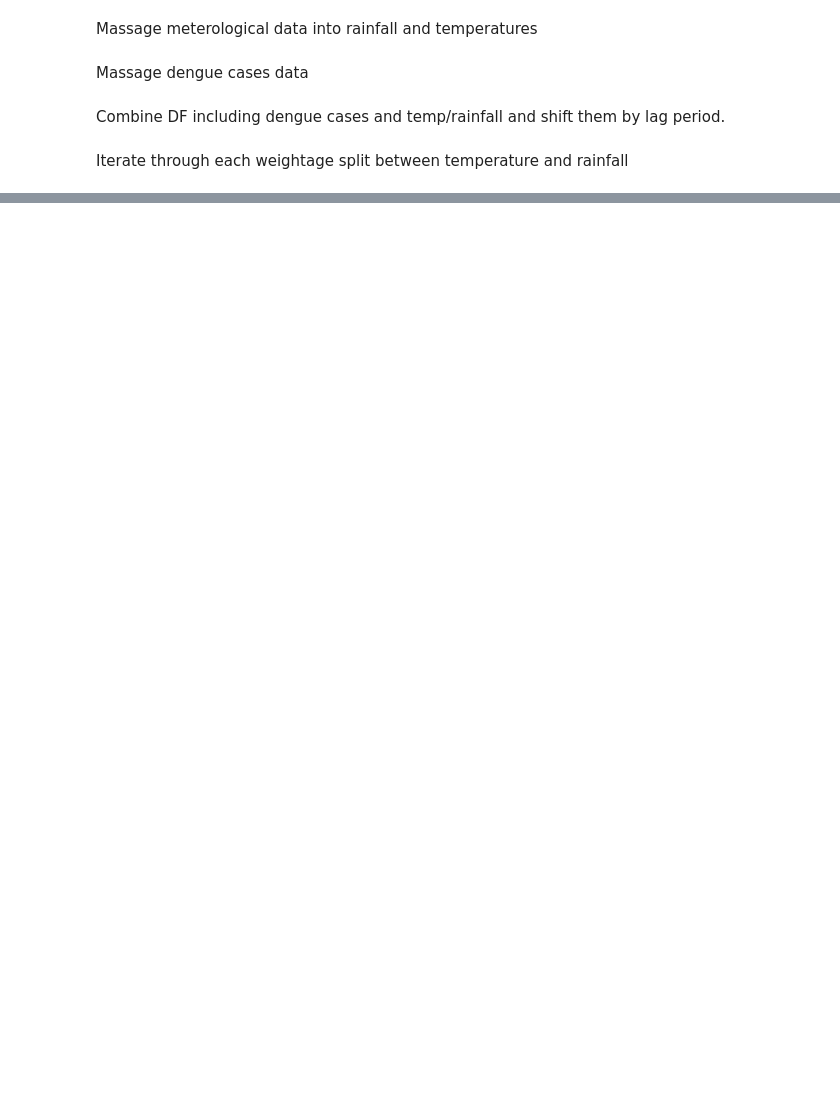
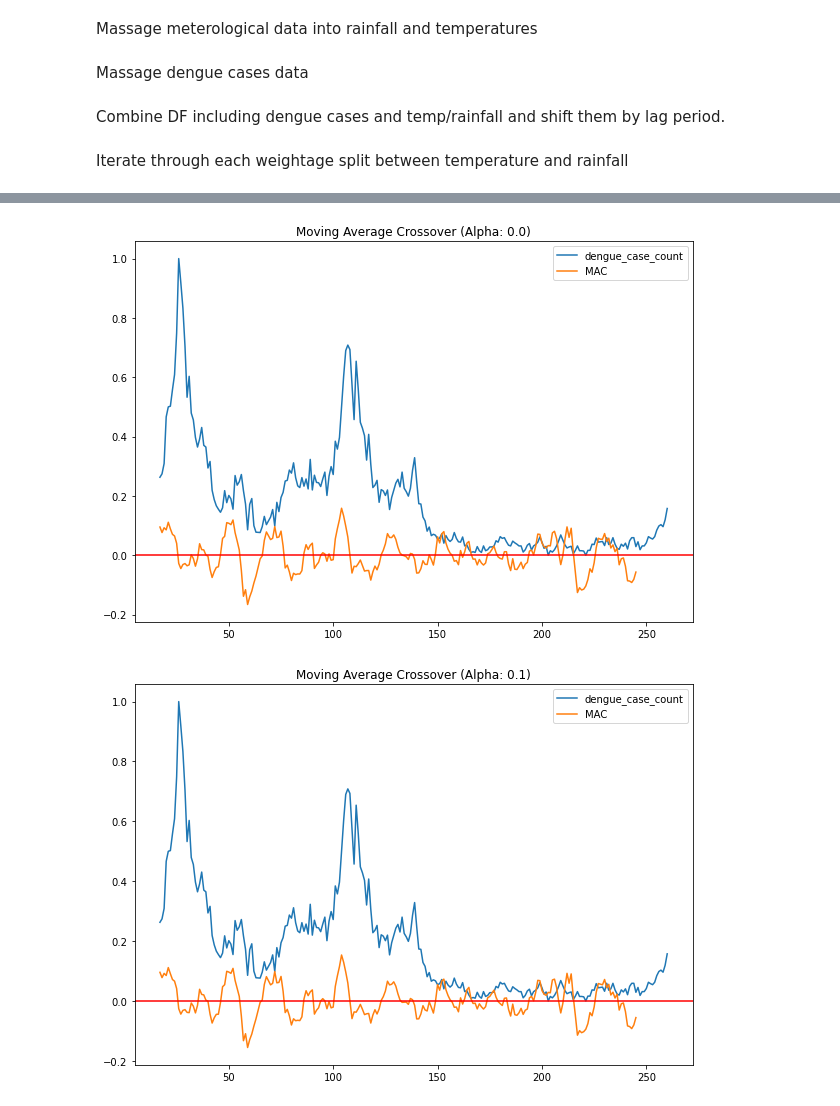
Before and after one commit to garyfoohw/GA_DSIF_Dengue, a Jupyter notebook: src/03a_predict_temporal.ipynb, the cells around one changed output, grey strips where cells are left out. Cells and saved outputs as stored; diff of their text form; code cells hidden in the pictures; blank space fills up the shorter version.

```diff
--- a/src/03a_predict_temporal.ipynb
+++ b/src/03a_predict_temporal.ipynb
@@ -70,3 +70,15 @@ def generate_graph(d,alpha):
+# %%
+def generate_graph_2(d,alpha):
+    d['rainfall_weekly_cum']=mms.fit_transform(d[['rainfall_weekly_cum']])
+    d['temperature_weekly_avg']=mms.fit_transform(d[['temperature_weekly_avg']])
+    d['predict']=alpha*d['temperature_weekly_avg']+(1-alpha)*d['rainfall_weekly_cum']
+    d['predict']=mms.fit_transform(d[['predict']])
+    d['dengue_case_count']=mms.fit_transform(d[['dengue_case_count']])
+    d['SMAs']=d['predict'].rolling(15).mean().shift(periods=-15)
+    d['SMAf']=d['predict'].rolling(10).mean().shift(periods=-10)
+    d['MAC']=d['SMAs']-d['SMAf']
+    d.plot(figsize=(10,7),y=['dengue_case_count','MAC'],title=f"Moving Average Crossover (Alpha: {alpha})")
+    plt.axhline(y = 0.0, color = 'r', linestyle = '-')
 # %% [markdown]
 Iterate through each weightage split between temperature and rainfall
 # %%
@@ -85,0 +98,6 @@ for alpha in alphas:
+# %%
+for alpha in alphas:
+    generate_graph_2(df,alpha)
+# %% [output]
+[figure, added]
+[figure, added]
```
Also changed, not shown: parts of 3 cells of this notebook.
